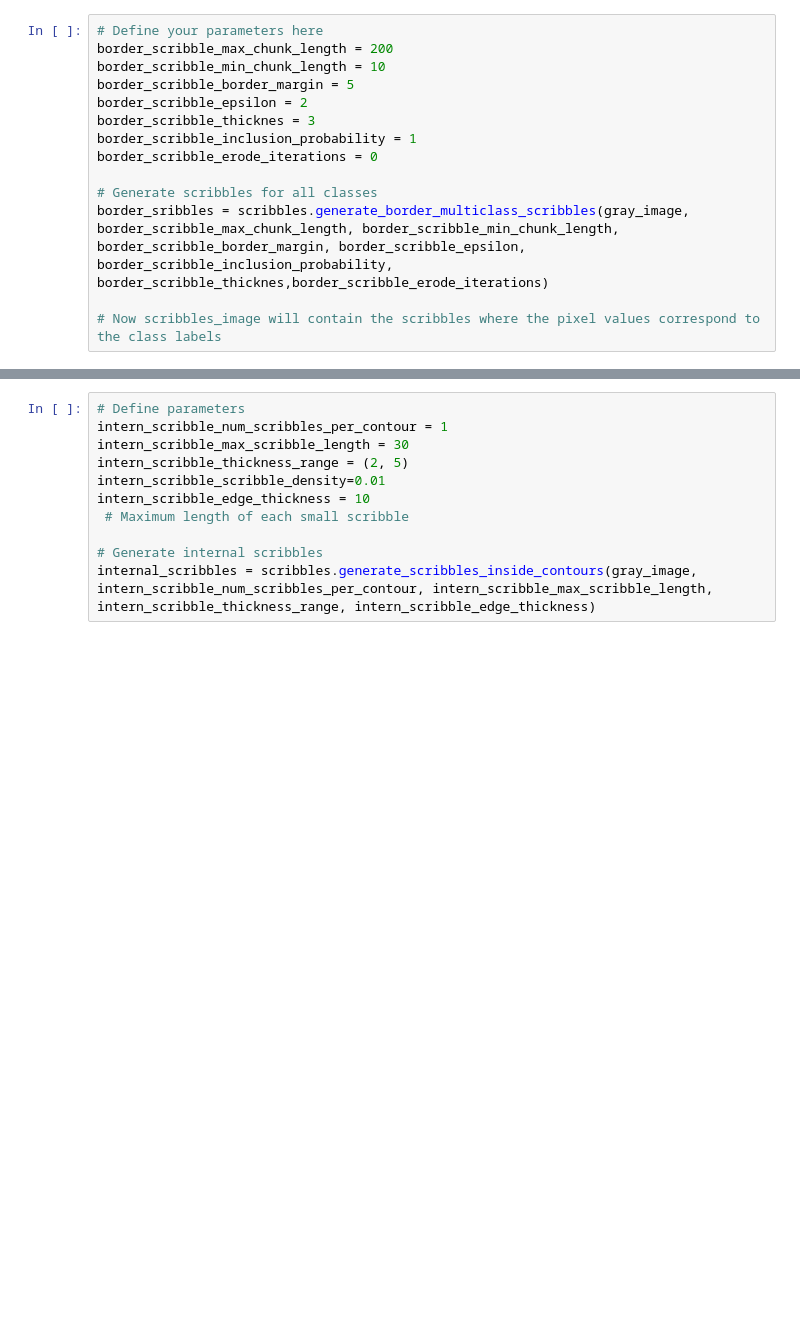
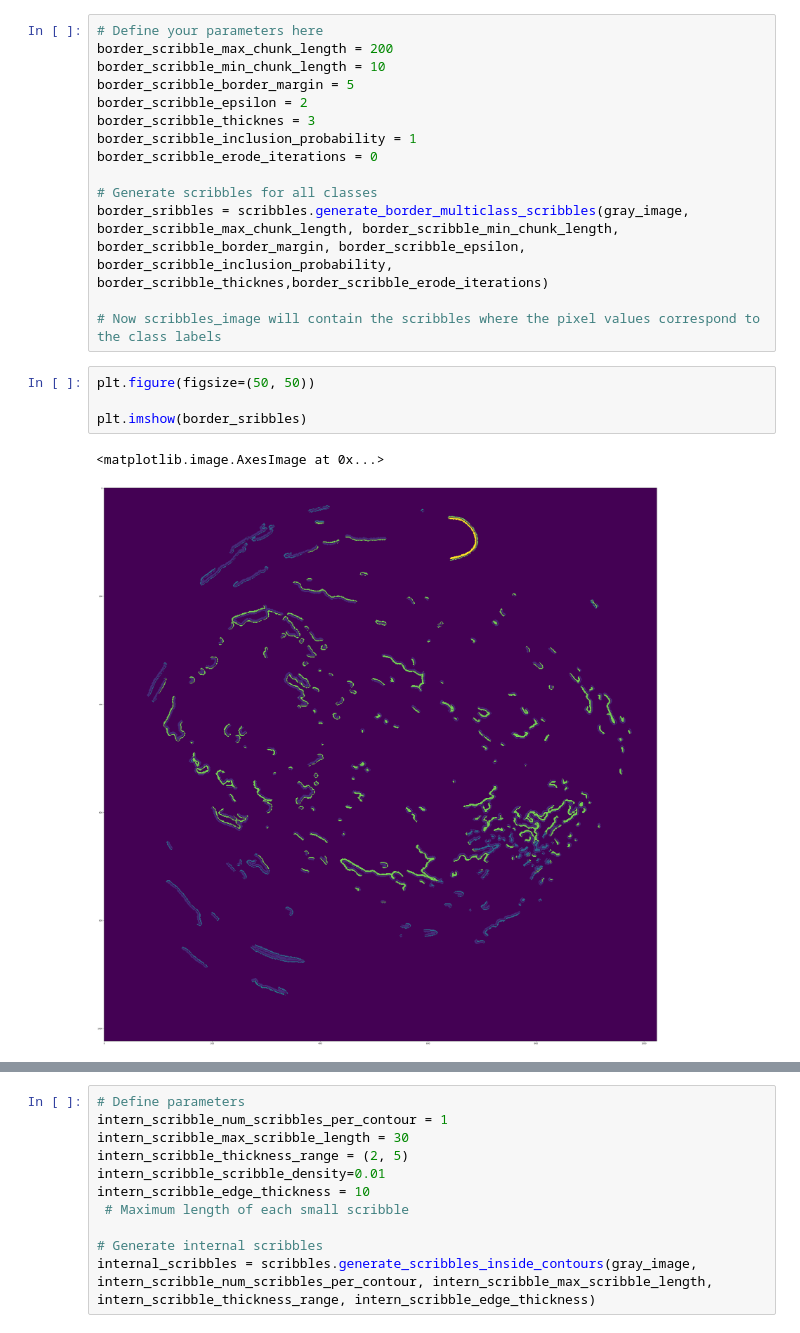
Before and after one commit to pochsarah/scribble_gen, a Jupyter notebook: seeg.ipynb, the cells around one changed output, grey strips where cells are left out. Drawn from its saved outputs; the diff is of its cells as text; blank space fills up the shorter version.

```diff
--- a/seeg.ipynb
+++ b/seeg.ipynb
@@ -55,5 +35,12 @@ border_scribble_erode_iterations = 0
 border_sribbles = scribbles.generate_border_multiclass_scribbles(gray_image, border_scribble_max_chunk_length, border_scribble_min_chunk_length, border_scribble_border_margin, border_scribble_epsilon, border_scribble_inclusion_probability, border_scribble_thicknes,border_scribble_erode_iterations)
 
 # Now scribbles_image will contain the scribbles where the pixel values correspond to the class labels
+# %%
+plt.figure(figsize=(50, 50))
+
+plt.imshow(border_sribbles)
+# %% [output]
+<matplotlib.image.AxesImage at 0x...>
+[figure, added]
 # %%
 # Plot the overlayed multiclass scribbles on the grayscale image, works with etier the mask or the RGB
```
Also changed, not shown: parts of 9 cells of this notebook, 1 other file.
